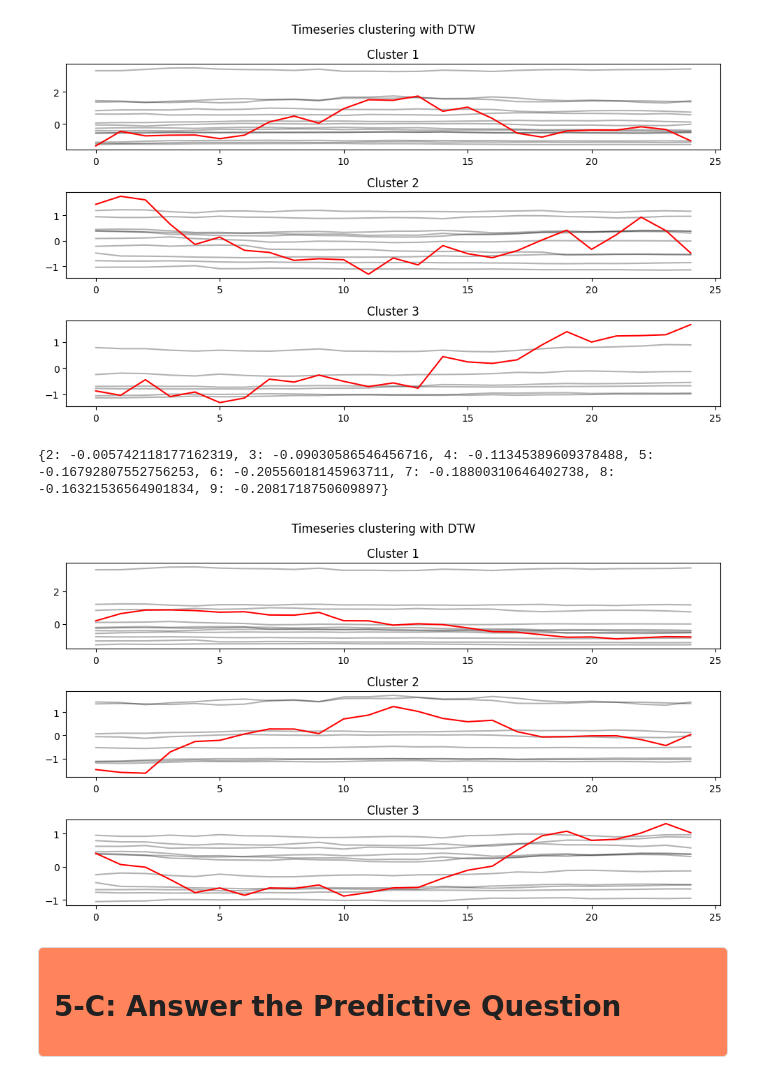
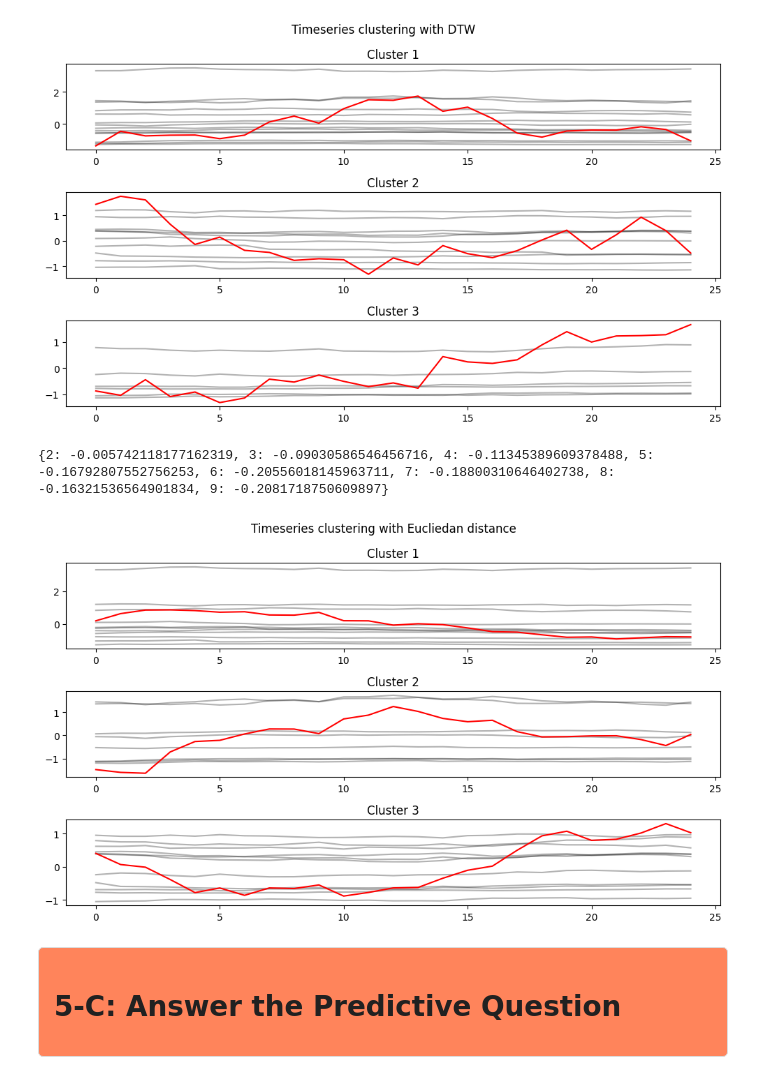
Before and after one commit to Victor-L-Almgren/Collaboration-Repo, a Jupyter notebook: Final_notebook.ipynb, the cells around one changed output. Cells and saved outputs as stored; diff of their text form; code cells hidden in the pictures.

```diff
--- a/Final_notebook.ipynb
+++ b/Final_notebook.ipynb
@@ -524,35 +524,35 @@ def find_optimal_k_euclidean(data, clusters):
         model = TimeSeriesKMeans(n_clusters=n_clusters, random_state=42)
         y_pred = model.fit_predict(data)
         distance_matrix = cdist_dtw(X_train_cluster)
 
         # Compute and store the silhuette scores
         sil_avg = silhouette_score(distance_matrix, y_pred,  metric="precomputed")
         sil_scores[n_clusters] = sil_avg
     return sil_scores
 
 # Calling the function to find the optimal k
 n_clusters_to_try = range(2, 10, 1)
 sil_scores = find_optimal_k_euclidean(X_train_clsuter, n_clusters_to_try)
 print(sil_scores)
 
 # Creating the model and making a preduction
 final_model = TimeSeriesKMeans(n_clusters=optimal_k, random_state=42)
 y_pred = final_model.fit_predict(X_train_cluster)
 
 # Plotting taken from the TSLearn documentation
 plt.figure(figsize=(10, 6))
-plt.suptitle('Timeseries clustering with DTW')
+plt.suptitle('Timeseries clustering with Eucliedan distance')
 for yi in range(optimal_k):
     plt.subplot(optimal_k, 1, 1 + yi)
     for xx in X_train_clsuter[y_pred == yi]:
         plt.plot(xx.ravel(), "k-", alpha=.3)
     plt.plot(final_model.cluster_centers_[yi].ravel(), color="red")
     plt.title("Cluster %d" % (yi + 1))
 plt.tight_layout()
 plt.show()
 # %% [output]
 {2: -0.005742118177162319, 3: -0.09030586546456716, 4: -0.11345389609378488, 5: -0.16792807552756253, 6: -0.20556018145963711, 7: -0.18800310646402738, 8: -0.16321536564901834, 9: -0.2081718750609897}
-[figure, old version]
+[figure, new version]
 # %% [markdown]
 <div style="background-color:rgb(255, 132, 91); padding: 15px; border-radius: 5px; border: 1px solid #dcdcdc;">
 
```
Also changed, not shown: parts of 1 cell of this notebook.
